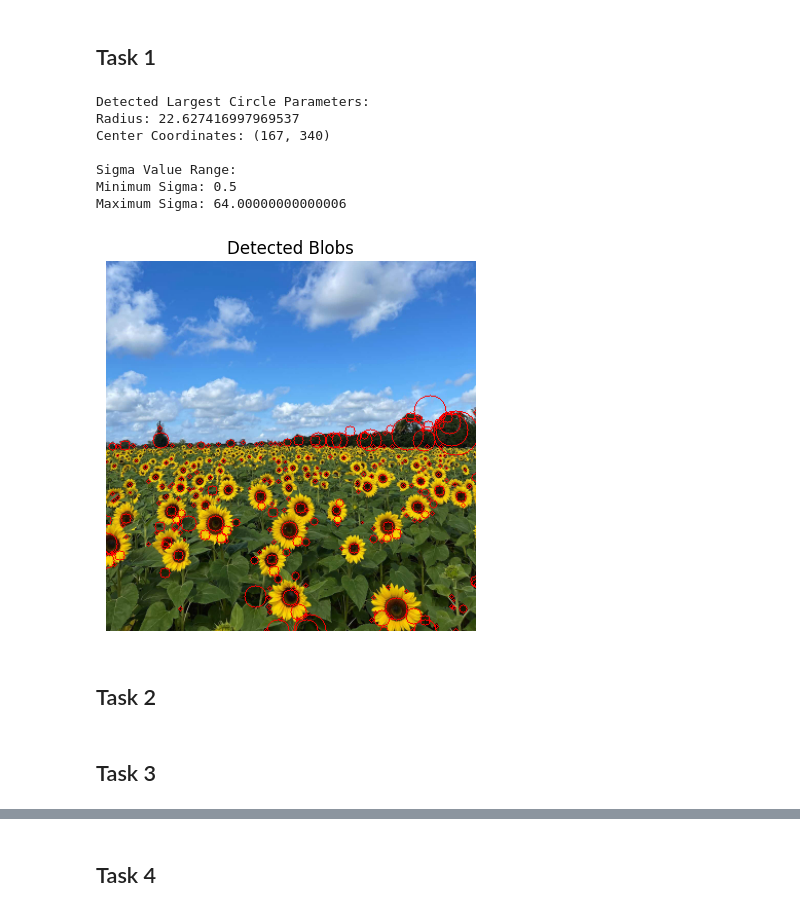
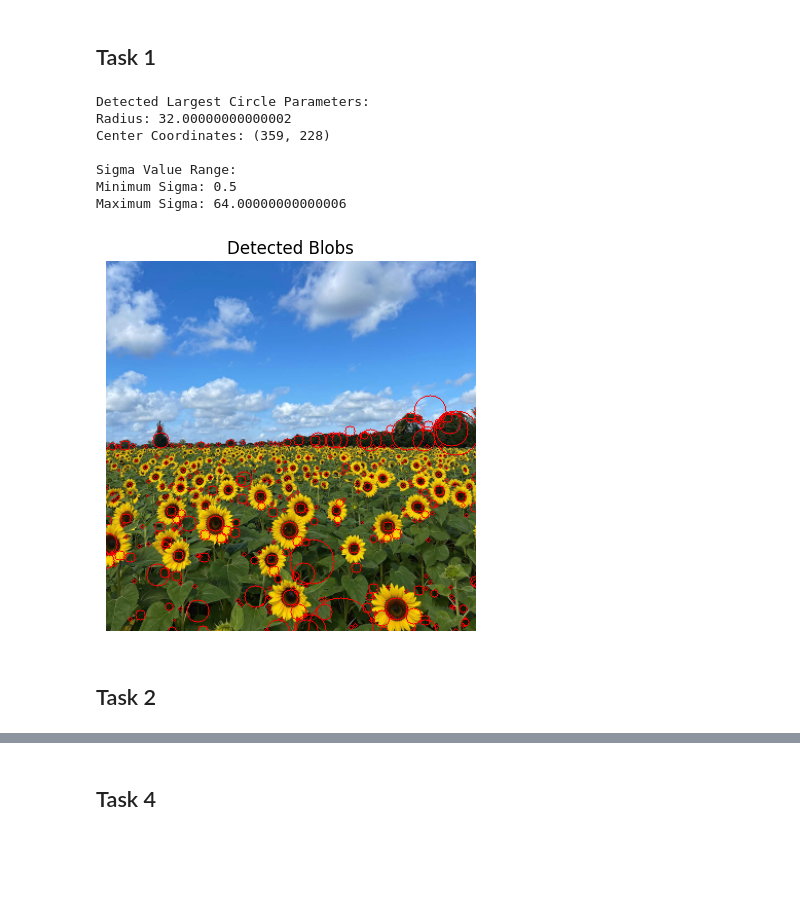
Before and after one commit to InduwaraGayashan001/Fitting-and-Alignment, a Jupyter notebook: a2.ipynb, the cells around one changed output, grey strips where cells are left out. Cells and saved outputs as stored; diff of their text form; code cells hidden in the pictures; blank space fills up the shorter version.

```diff
--- a/a2.ipynb
+++ b/a2.ipynb
@@ -8,7 +8,7 @@ import numpy as np
 import matplotlib.pyplot as plt
 
 # Function to compute the Laplacian of Gaussian (LoG) kernel
-def generate_log_filter(sigma, filter_size):
+def generate_log_filter(sigma):
         hw = int(3 * sigma + 1)  # Ensure hw is an integer
         x = np.linspace(-hw, hw, 2 * hw + 1)  # Generate evenly spaced values for x
         y = np.linspace(-hw, hw, 2 * hw + 1)  # Generate evenly spaced values for y
@@ -45,9 +45,8 @@ sigma_values = initial_sigma * np.power(scale_factor, np.arange(num_layers))  #
 image_stack = None
 
 for scale in range(num_layers):
-        filter_size = int(2 * np.ceil(4 * sigma_values[scale]) + 1)  # Compute filter size for each scale
 
-        log_filter = generate_log_filter(sigma_values[scale], filter_size) * np.power(sigma_values[scale], 2)  # Generate LoG filter
+        log_filter = generate_log_filter(sigma_values[scale]) * np.power(sigma_values[scale], 2)  # Generate LoG filter
         filtered_img = cv.filter2D(grayscale_img, cv.CV_32F, log_filter)  # Apply LoG filter
         filtered_img = pow(filtered_img, 2)  # Square the filtered image to enhance contrast
 
@@ -80,7 +79,7 @@ y_coords = None
 
 for scale in range(num_layers):
         current_radius = np.sqrt(2) * sigma_values[scale]  # Calculate radius for current scale
-        response_threshold = 0.02  # Threshold for maximum response
+        response_threshold = 0.01 # Threshold for maximum response
         valid_responses = (max_response_stack[:, :, scale] == image_stack[:, :, scale]) * image_stack[:, :, scale]  # Retain valid maximum responses
         valid_responses[valid_responses <= response_threshold] = 0  # Remove weak responses
         (x_points, y_points) = np.nonzero(valid_responses)  # Get coordinates of valid points
@@ -102,37 +101,35 @@ largest_y = y_coords[largest_circle_idx]
 
 # Report the parameters of the largest detected circle
 print("\nDetected Largest Circle Parameters:")
 print(f"Radius: {largest_radius}")
 print(f"Center Coordinates: ({largest_x}, {largest_y})")
 
 # Display the range of sigma values used
 min_sigma_value = np.min(sigma_values)
 max_sigma_value = np.max(sigma_values)
 print(f"\nSigma Value Range:")
 print(f"Minimum Sigma: {min_sigma_value}")
 print(f"Maximum Sigma: {max_sigma_value}")
 
 # Visualize the detected blobs (circles) on the image
 output_image = image.copy()
 
 for i in range(np.size(x_coords)):
        cv.circle(output_image, (y_coords[i], x_coords[i]), int(radius_vector[i]), (0, 0, 255), 1)
 
 # Display result using Matplotlib
 plt.imshow(cv.cvtColor(output_image, cv.COLOR_BGR2RGB))
 plt.title("Detected Blobs")
 plt.axis('off')
 plt.show()
 # %% [output]
 Detected Largest Circle Parameters:
-Radius: 22.627416997969537
-Center Coordinates: (167, 340)
+Radius: 32.00000000000002
+Center Coordinates: (359, 228)
 
 Sigma Value Range:
 Minimum Sigma: 0.5
 Maximum Sigma: 64.00000000000006
-[figure, old version]
+[figure, new version]
 # %% [markdown]
 ## Task 2
-# %% [markdown]
-## Task 3
```
Also changed, not shown: parts of 4 cells of this notebook.
